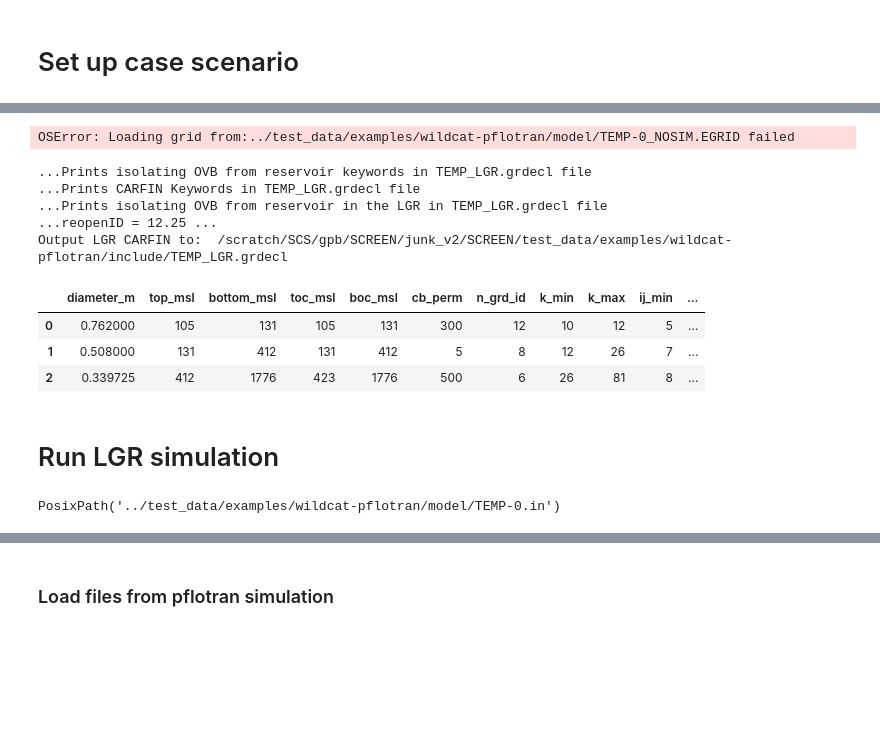
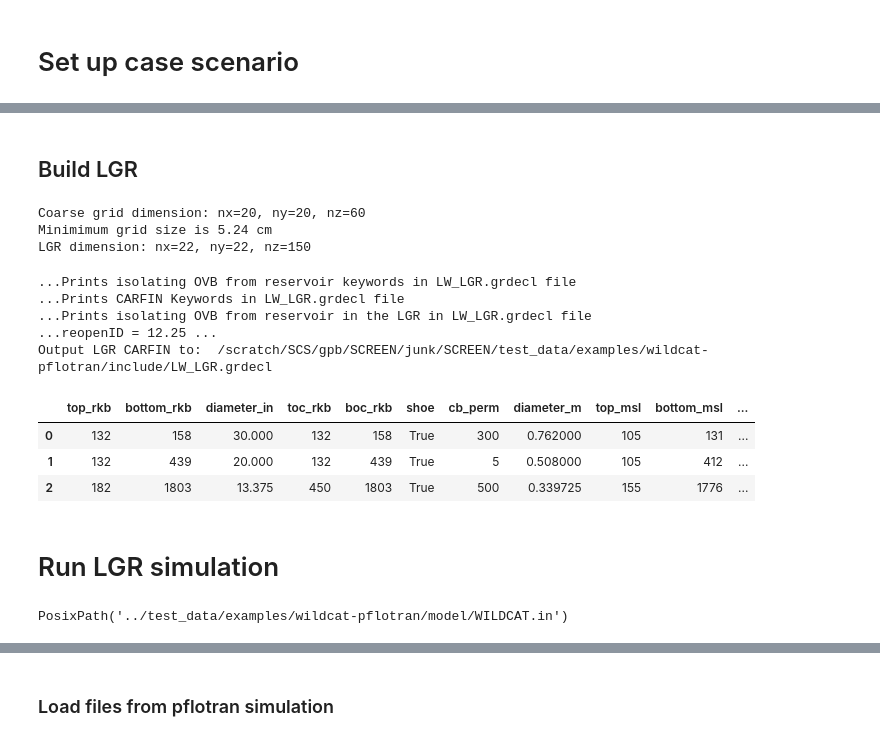
Before and after one commit to equinor/SCREEN, a Jupyter notebook: notebooks/pflotran_gap.ipynb, the cells around one changed output, grey strips where cells are left out. Saved outputs shown, nothing was run; the diff lists cells and outputs as text; code cells hidden in the pictures; blank space fills up the shorter version.

Commit message:
Update notebook so it can also update PFLOTRAN files

```diff
--- a/notebooks/pflotran_gap.ipynb
+++ b/notebooks/pflotran_gap.ipynb
@@ -89,10 +83,10 @@ sim_path = pathlib.Path(pflotran_working_root)
 well_input = pathlib.Path(wildcat['well_input'])
 
 # dry run: filename prefix on coarse grid, e.g., TEMP-0_NOSIM
-sim_case_NOSIM = wildcat['simcase1']
+template_simcase = wildcat['template']
 
 # lgr run: filename prefix on lgr grid, e.g., TEMP-0
-sim_case_LGR = wildcat['simcase2']
+sim_case_LGR = wildcat['sim_case']
 # %%
 
 ############# 1. computed parameters ######################
@@ -115,5 +109,5 @@ PosixPath('../test_data/examples/wildcat-pflotran/model/TEMP-0_NOSIM')
 # %%
 # LGR
-simcase2 = sim_path/'model'/sim_case_LGR
-simcase2
+simcase = sim_path/'model'/sim_case_LGR
+simcase
 # %% [output]
@@ -189,0 +202,32 @@ barriers_mod_df = well_df.barriers_mod_df
+# %%
+# Retrieve top reservoir depth
+top_reservoir = well_df.geology_df.query('reservoir_flag == True')['top_msl'].min()
+
+# Retrieve seafloor depth
+top_overburden = my_well.header['sf_depth_msl']
+
+# Define the thickness of the water column and the coarse overburden
+water_column_thickness = top_overburden
+coarse_overburden_thickness = (top_reservoir - top_overburden) - 5
+
+# Define the thickness of the grid cells.
+tops_offset = 4
+reservoir_cell_thickness = 5
+
+grid_water_thickness = water_column_thickness - tops_offset
+grid_coarse_thickness = (top_reservoir - top_overburden) - reservoir_cell_thickness #remove thickness of cap rock
+
+#To make sure that no irrational numnbers are used we truncate the decimal places and add the residual to the top layer
+cells_overburden_dz = grid_coarse_thickness // 9
+cell_overbuden_dz_top = grid_coarse_thickness - (cells_overburden_dz * 8)
+
+# Write the tops file
+tops_file = include_dir / f'tops.inc'
+
+with open(tops_file, 'w') as f:
+	f.write("EQUALS\n")
+	f.write("TOPS 4 4* 1 1 /\n")
+	f.write("/\n\n")
+	f.write("DZ\n")
+	f.write(f"400*{grid_water_thickness} 400*{cell_overbuden_dz_top} 3200*{cells_overburden_dz} 20000*{reservoir_cell_thickness} /\n")
+	f.write("/\n")
@@ -190,36 +265,40 @@ barriers_mod_df = well_df.barriers_mod_df
+# %% [markdown]
+## Build LGR
 # %%
 
 ##### LGR grid
-lgr = LGRBuilder(simcase1,
+lgr = LGRBuilder(simcase,
                  annulus_df,
                  drilling_df,
                  Ali_way)
 # %% [output]
-OSError: Loading grid from:../test_data/examples/wildcat-pflotran/model/TEMP-0_NOSIM.EGRID failed
+Coarse grid dimension: nx=20, ny=20, nz=60
+Minimimum grid size is 5.24 cm
+LGR dimension: nx=22, ny=22, nz=150
 # %%
 ############### generate and output LGR #####################
 
-LGR_NAME = 'TEMP_LGR'
+LGR_NAME = f'LW_LGR'
 output_dir = sim_path/'include'
 
 
 # Write LGR file
 gap_casing_df = lgr.build_grdecl(output_dir,
                                  LGR_NAME,
                                  drilling_df,
                                  casings_df,
                                  barriers_mod_df)
 
 gap_casing_df
 # %% [output]
-...Prints isolating OVB from reservoir keywords in TEMP_LGR.grdecl file
-...Prints CARFIN Keywords in TEMP_LGR.grdecl file
-...Prints isolating OVB from reservoir in the LGR in TEMP_LGR.grdecl file
+...Prints isolating OVB from reservoir keywords in LW_LGR.grdecl file
+...Prints CARFIN Keywords in LW_LGR.grdecl file
+...Prints isolating OVB from reservoir in the LGR in LW_LGR.grdecl file
 ...reopenID = 12.25 ...
-Output LGR CARFIN to:  /scratch/SCS/gpb/SCREEN/junk_v2/SCREEN/test_data/examples/wildcat-pflotran/include/TEMP_LGR.grdecl
+Output LGR CARFIN to:  /scratch/SCS/gpb/SCREEN/junk/SCREEN/test_data/examples/wildcat-pflotran/include/LW_LGR.grdecl
-|  | diameter_m | top_msl | bottom_msl | toc_msl | boc_msl | cb_perm | n_grd_id | k_min | k_max | ij_min | ... |
-| 0 | 0.762000 | 105 | 131 | 105 | 131 | 300 | 12 | 10 | 12 | 5 | ... |
-| 1 | 0.508000 | 131 | 412 | 131 | 412 | 5 | 8 | 12 | 26 | 7 | ... |
-| 2 | 0.339725 | 412 | 1776 | 423 | 1776 | 500 | 6 | 26 | 81 | 8 | ... |
+|  | top_rkb | bottom_rkb | diameter_in | toc_rkb | boc_rkb | shoe | cb_perm | diameter_m | top_msl | bottom_msl | ... |
+| 0 | 132 | 158 | 30.000 | 132 | 158 | True | 300 | 0.762000 | 105 | 131 | ... |
+| 1 | 132 | 439 | 20.000 | 132 | 439 | True | 5 | 0.508000 | 105 | 412 | ... |
+| 2 | 182 | 1803 | 13.375 | 450 | 1803 | True | 500 | 0.339725 | 155 | 1776 | ... |
 # %% [markdown]
 # Run LGR simulation
@@ -226,9 +337,9 @@ Output LGR CARFIN to:  /scratch/SCS/gpb/SCREEN/junk_v2/SCREEN/test_data/examples
 # %%
 # file name (LGR grid) for pflotran run
-run_config_lgr = simcase2.with_suffix('.in')
+run_config_lgr = simcase.with_suffix('.in')
 run_config_lgr
 # %% [output]
-PosixPath('../test_data/examples/wildcat-pflotran/model/TEMP-0.in')
+PosixPath('../test_data/examples/wildcat-pflotran/model/WILDCAT.in')
 # %%
 %%bash -s "$run_config_lgr"
 
```
Also changed, not shown: parts of 26 cells of this notebook.
